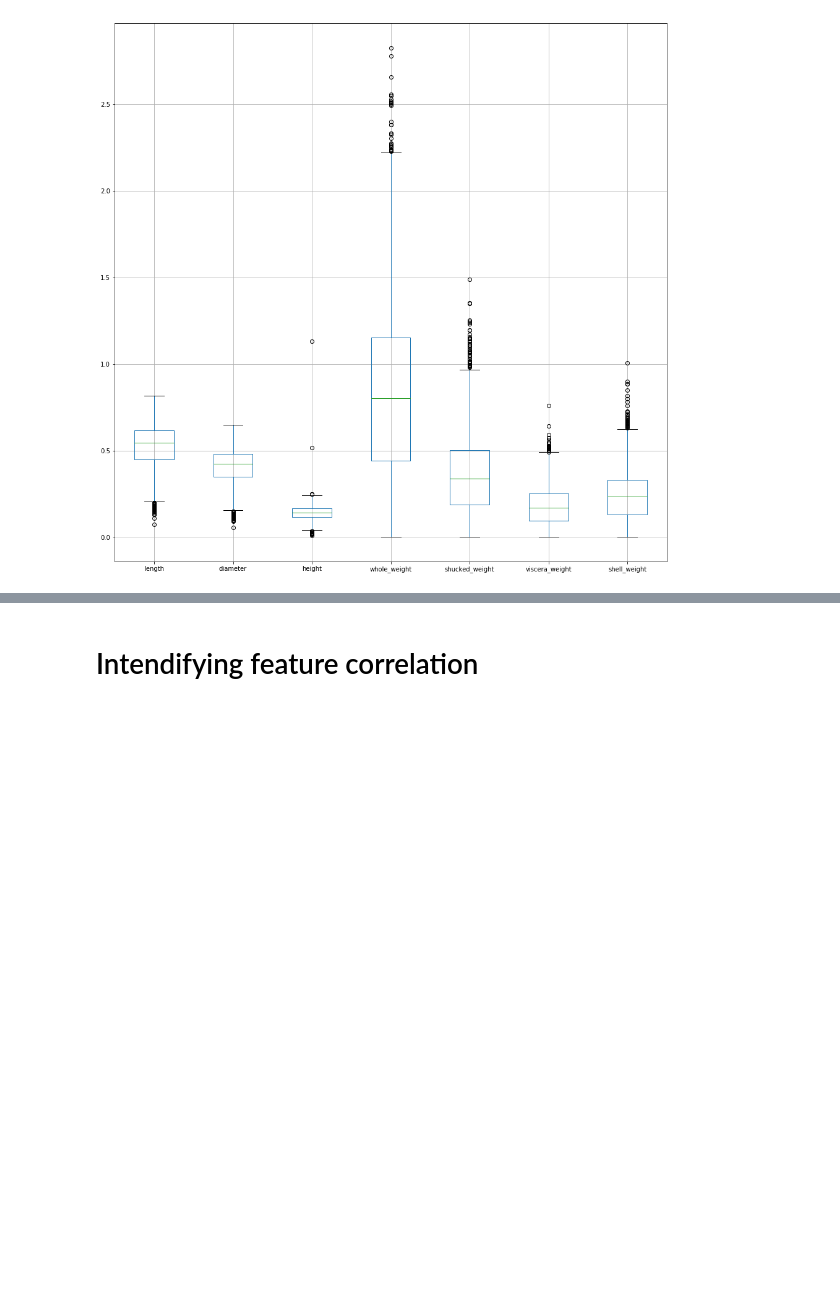
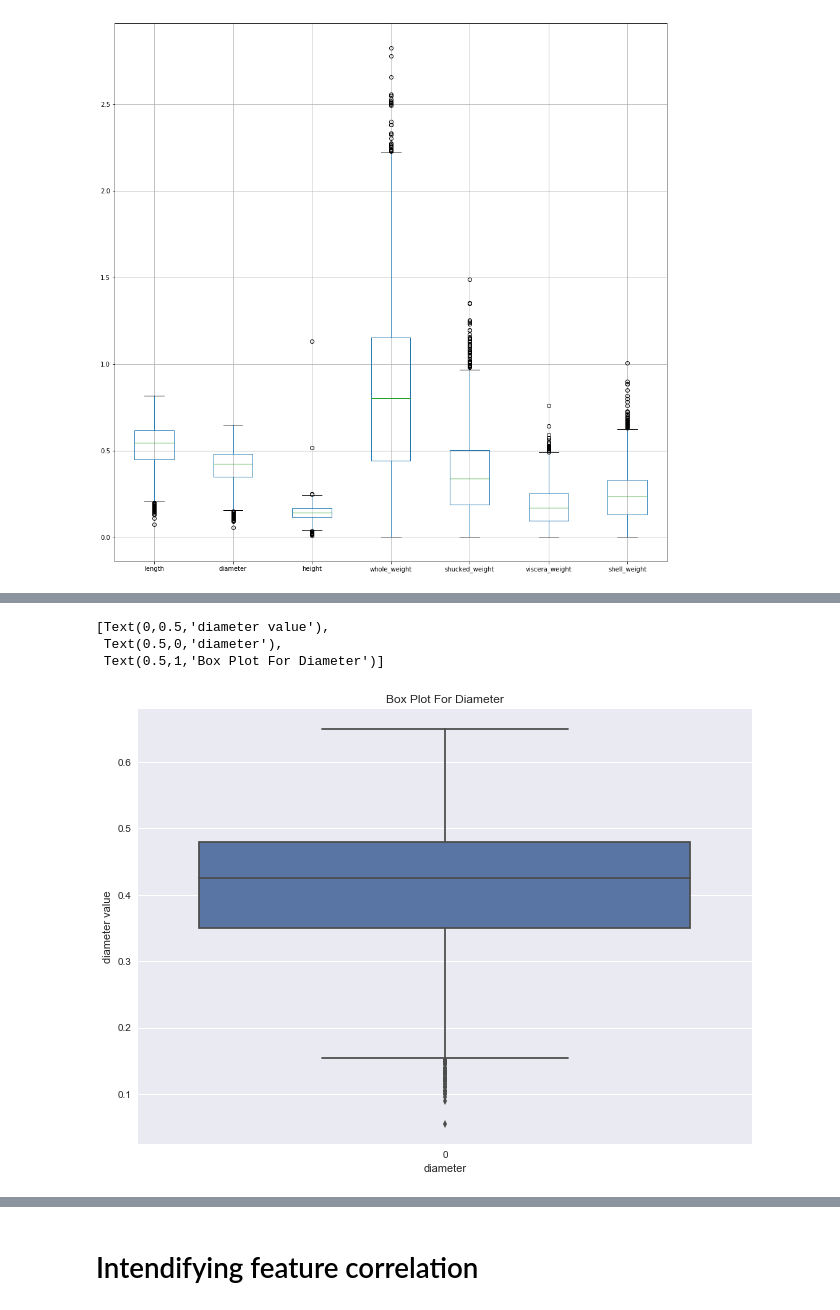
Before and after one commit to viciouspetal/data-analytics-notebook, a Jupyter notebook: Assignment workbook.ipynb, the cells around one changed output, grey strips where cells are left out. Drawn from its saved outputs; the diff is of its cells as text; code cells hidden in the pictures; blank space fills up the shorter version.

```diff
--- a/Assignment workbook.ipynb
+++ b/Assignment workbook.ipynb
@@ -210,0 +214,8 @@ Text(0.5,1,'Box Plot For Length')
+# %%
+ax=sb.boxplot(data=df['diameter'])
+ax.set(xlabel='diameter', ylabel='diameter value', title="Box Plot For Diameter")
+# %% [output]
+[Text(0,0.5,'diameter value'),
+ Text(0.5,0,'diameter'),
+ Text(0.5,1,'Box Plot For Diameter')]
+[figure, added]
```
Also changed, not shown: parts of 9 cells of this notebook.
